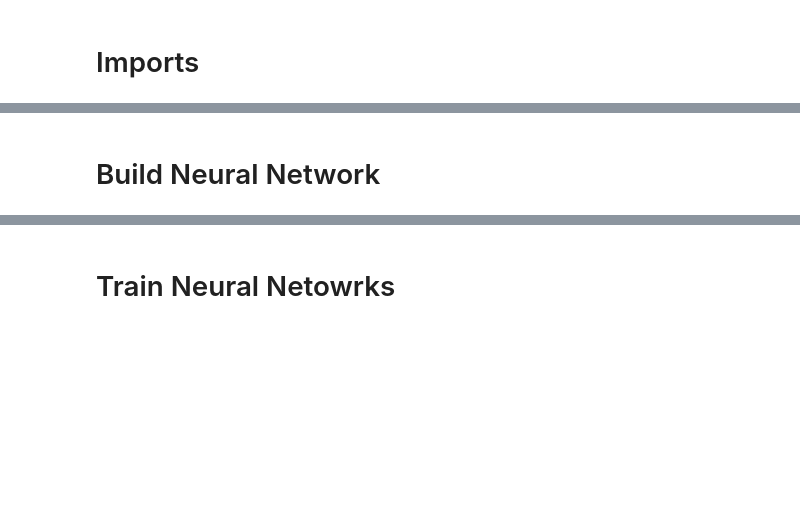
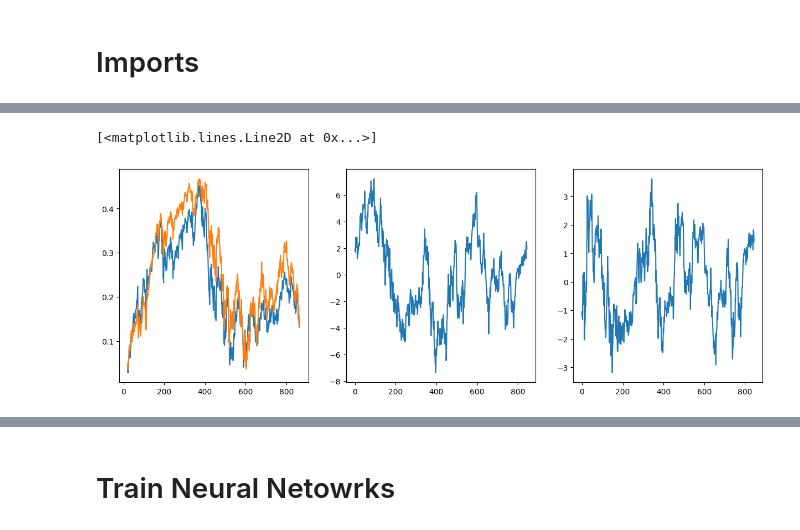
Before and after one commit to ItMeansBigMountain/Financial.Market.ML, a Jupyter notebook: 3_Deep-Learning/neural_network.ipynb, the cells around one changed output, grey strips where cells are left out. Drawn from its saved outputs; the diff is of its cells as text; code cells hidden in the pictures; blank space fills up the shorter version.

```diff
--- a/3_Deep-Learning/neural_network.ipynb
+++ b/3_Deep-Learning/neural_network.ipynb
@@ -51,16 +35,23 @@ df
 # %%
-# FEATURE ENGINEERING
-
-df["lrets_asset_1"] = np.log(df["Asset1"] / df["Asset1"].shift(1))
-df["lrets_asset_2"] = np.log(df["Asset2"] / df["Asset1"].shift(1))
-
-df["asset1_21Day_returns_rolling_avg"] = df["lrets_asset_1"].rolling(window=21).mean()
-df["asset2_21Day_returns_rolling_avg"] = df["lrets_asset_2"].rolling(window=21).mean()
-
-df["a1_sum_rets"] = df["lrets_asset_1"].rolling(window=30).sum()
-df["a2_sum_rets"] = df["lrets_asset_2"].rolling(window=30).sum()
+# ADDING FEATURES
 
 
-# df.dropna( inplace=True)
+# DAILY LOG RETURNS
+df["log_returns_Asset_1"] = np.log(df['Asset1'] / df["Asset1"].shift(1))
+df["log_returns_Asset_2"] = np.log(df['Asset2'] / df["Asset2"].shift(1))
 
-print(len(df))
+# 21 DAY ROLLING AVERAGE OF LOG RETURNS
+df["log_returns_Asset_1_ROLLING"] = df["log_returns_Asset_1"].rolling(window=21).mean()
+df["log_returns_Asset_2_ROLLING"] = df["log_returns_Asset_2"].rolling(window=21).mean()
+
+# CUMALATIVE SUM
+df["Sum_Returns_Asset_1"] = df["log_returns_Asset_1"].cumsum()
+df["Sum_Returns_Asset_2"] = df["log_returns_Asset_2"].cumsum()
+
+
+# drop nulls
+df.dropna(inplace=True)
+
+
+print("amount of days: ",len(df))
+df.head(5)
@@ -67,2 +66,15 @@ print(len(df))
-# %% [markdown]
-# Build Neural Network
+# %%
+# VISUALIZE DATA
+fig = plt.figure(figsize=(15,5))
+plt.subplot(1,3,1)
+plt.plot(df["Sum_Returns_Asset_1"])
+plt.plot(df["Sum_Returns_Asset_2"])
+
+plt.subplot(1,3,2)
+plt.plot(df["Spread"].values)
+
+plt.subplot(1,3,3)
+plt.plot(df["ZScore"].values)
+# %% [output]
+[<matplotlib.lines.Line2D at 0x...>]
+[figure, added]
```
Also changed, not shown: parts of 19 cells of this notebook, 17 other files.
